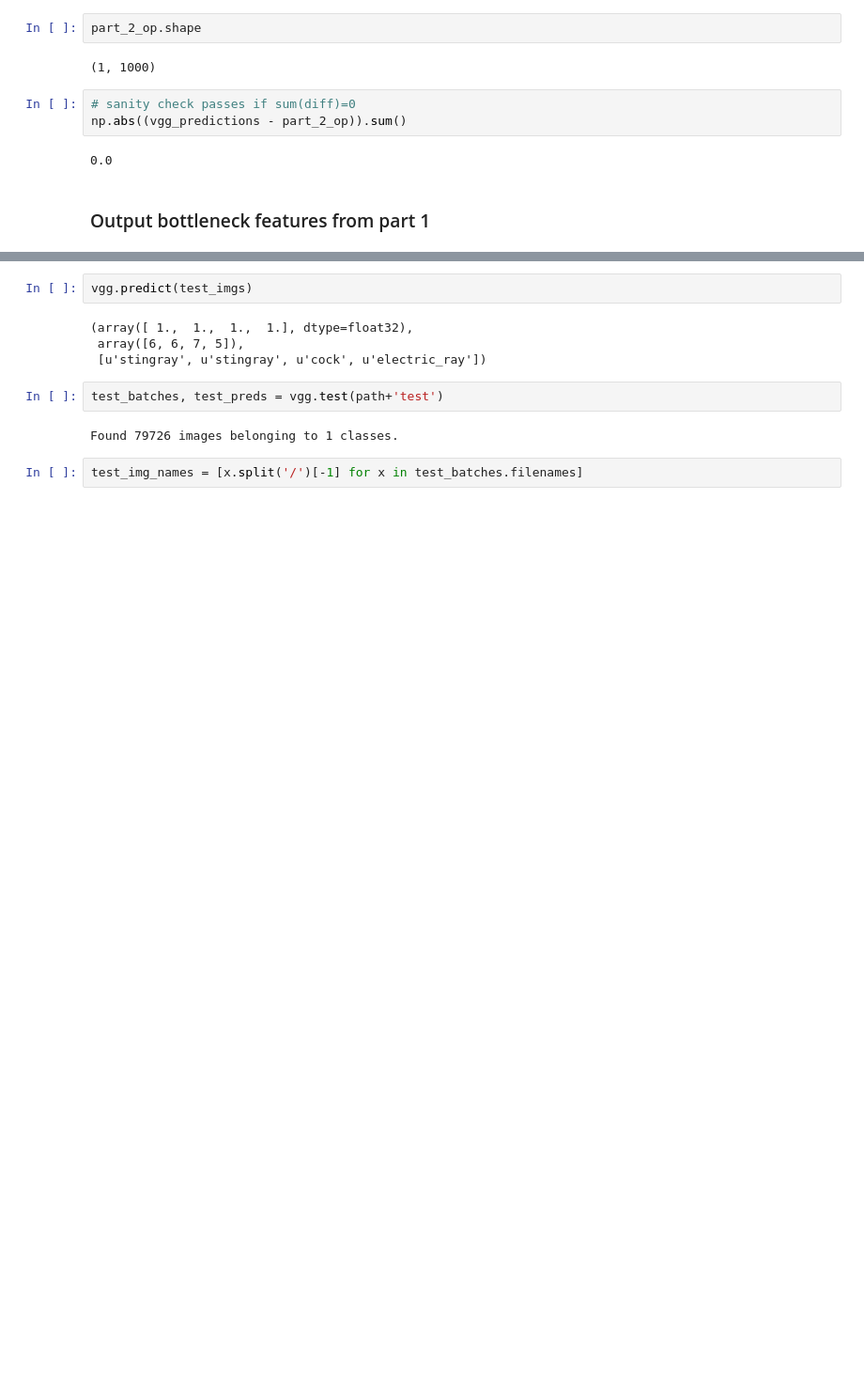
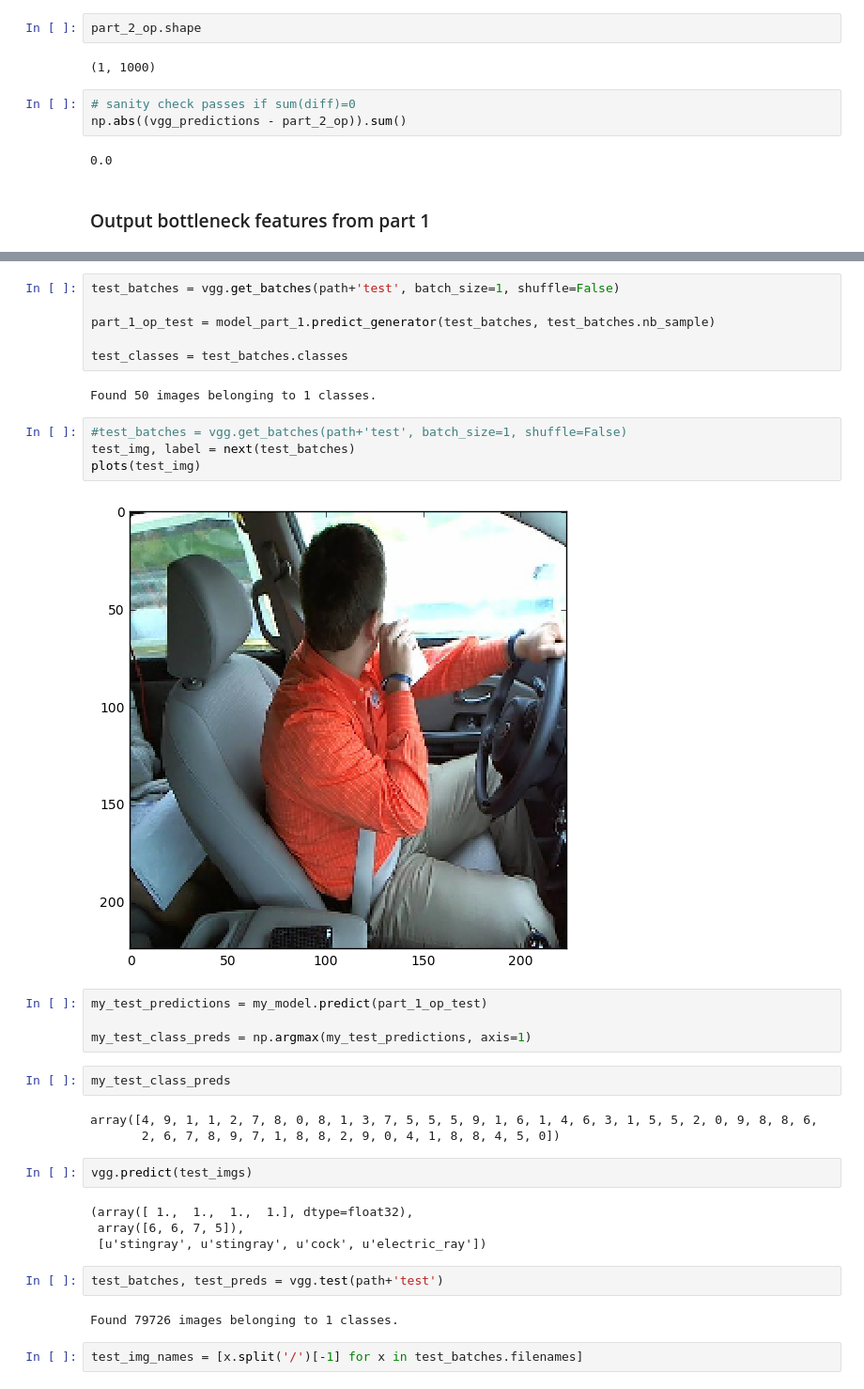
Before and after one commit to dataholiks/courses, a Jupyter notebook: deeplearning1/nbs/rk_statefarm_optimize.ipynb, the cells around one changed output, grey strips where cells are left out. Shown at 94% size. Drawn from its saved outputs; the diff is of its cells as text; blank space fills up the shorter version.

Commit message:
update after training two part model on sample

```diff
--- a/deeplearning1/nbs/rk_statefarm_optimize.ipynb
+++ b/deeplearning1/nbs/rk_statefarm_optimize.ipynb
@@ -135,3 +174,26 @@ part_1_op.shape
+# %%
+test_batches = vgg.get_batches(path+'test', batch_size=1, shuffle=False)
+
+part_1_op_test = model_part_1.predict_generator(test_batches, test_batches.nb_sample)
+
+test_classes = test_batches.classes
+# %% [output]
+Found 50 images belonging to 1 classes.
+# %%
+#test_batches = vgg.get_batches(path+'test', batch_size=1, shuffle=False)
+test_img, label = next(test_batches)
+plots(test_img)
+# %% [output]
+[figure, added]
+# %%
+my_test_predictions = my_model.predict(part_1_op_test)
+
+my_test_class_preds = np.argmax(my_test_predictions, axis=1)
+# %%
+my_test_class_preds
+# %% [output]
+array([4, 9, 1, 1, 2, 7, 8, 0, 8, 1, 3, 7, 5, 5, 5, 9, 1, 6, 1, 4, 6, 3, 1, 5, 5, 2, 0, 9, 8, 8, 6,
+       2, 6, 7, 8, 9, 7, 1, 8, 8, 2, 9, 0, 4, 1, 8, 8, 4, 5, 0])
 # %%
 vgg.predict(test_imgs)
 # %% [output]
```
Also changed, not shown: parts of 17 cells of this notebook, 1 other file.
